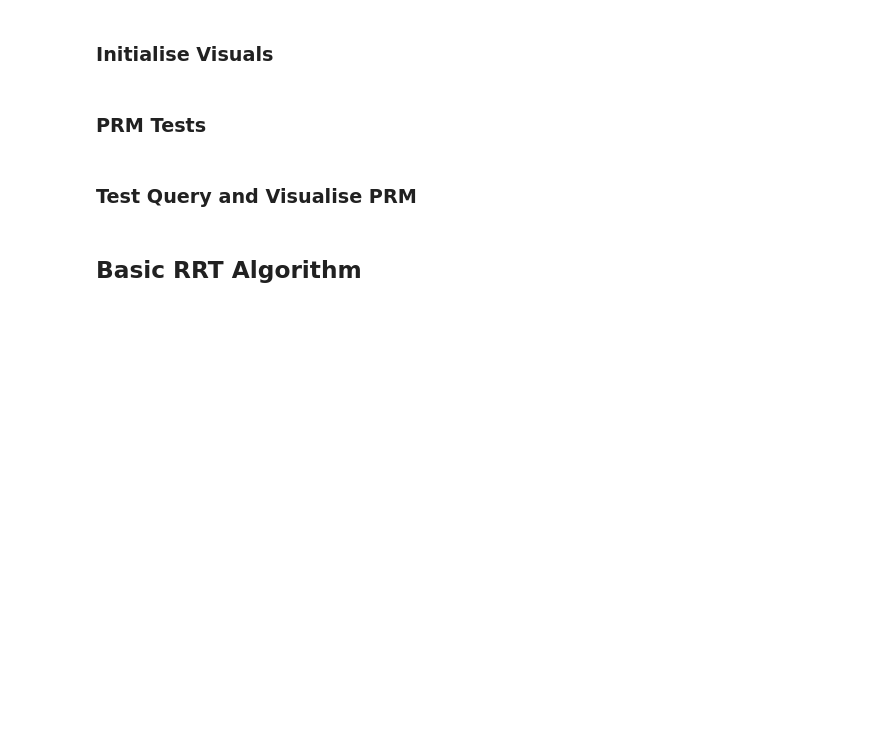
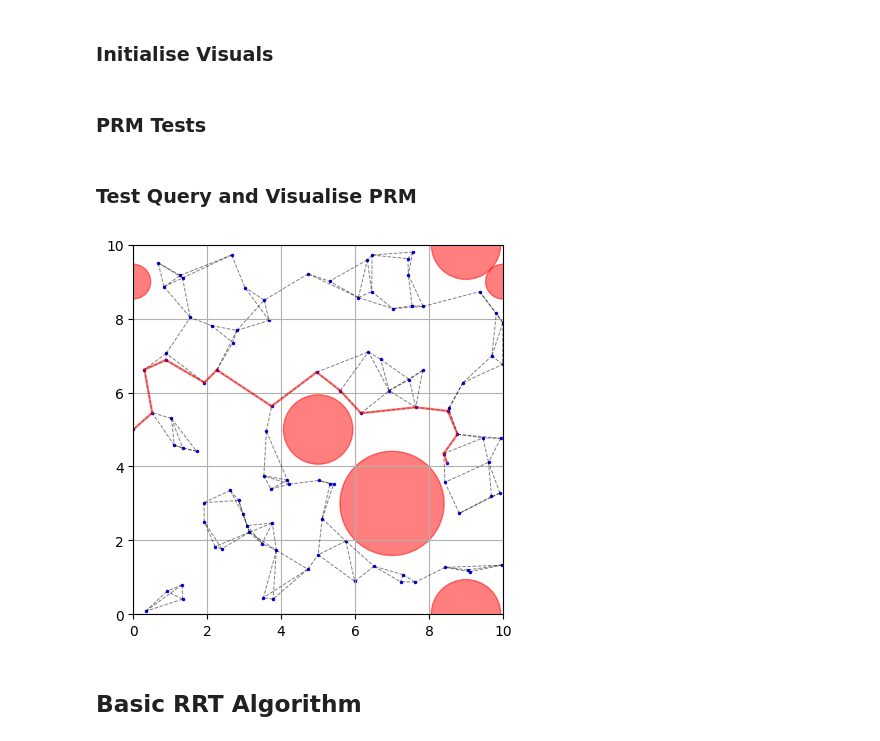
Before and after one commit to samuelsont/motion_planning, a Jupyter notebook: Motion_Planning_Algorithms.ipynb, the cells around one changed output. Drawn from its saved outputs; the diff is of its cells as text; code cells hidden in the pictures; blank space fills up the shorter version.

```diff
--- a/Motion_Planning_Algorithms.ipynb
+++ b/Motion_Planning_Algorithms.ipynb
@@ -1017,7 +1017,7 @@ def visualise_plan(planner, path_nodes, x_bounds, y_bounds, obstacle_list,
 
   plt.grid(True)
 
-  if path_nodes:
+  if path_nodes and path_nodes != 'Failure':
     path_edges = list(zip(path_nodes, path_nodes[1:]))
 
     # visualise path edges
@@ -1031,8 +1031,8 @@ def visualise_plan(planner, path_nodes, x_bounds, y_bounds, obstacle_list,
 # %%
 # initialise PRM
 # test simple 10x10 c-space path planning
-num_samples = 10000
-num_nearest_neighbours = 5
+num_samples = 100
+num_nearest_neighbours = 3
 bounds = RectangularBounds2D(x_bounds=(0,10), y_bounds=(0,10))
 obstacle_list = [
     DiskObstacle2D(centre=(5,5), radius=1),
@@ -1049,7 +1049,7 @@ prm = ProbabilisticRoadmap(
     Q=Q,
   )
 
-start = Configuration2D(0,0)
+start = Configuration2D(0,5)
 goal = Configuration2D(8.49,4.09)
 
 path_nodes = prm.query_roadmap(start, goal)
@@ -1058,18 +1058,20 @@ path_nodes = prm.query_roadmap(start, goal)
 # %%
 visualise_plan(planner=prm,
                path_nodes=path_nodes,
                x_bounds=prm.configuration_space.bounds.x_bounds,
                y_bounds=prm.configuration_space.bounds.y_bounds,
                obstacle_list=prm.configuration_space.obstacle_list,
                interface_config={
                    "node_list": prm.roadmap.get_nodes,
                    "unique_edges": prm.roadmap.unique_edges
                })
 
-start = Configuration2D(0,0)
+start = Configuration2D(0,5)
 goal = Configuration2D(9.49,7.99)
 
 path_nodes = prm.query_roadmap(start, goal)
+# %% [output]
+[figure, added]
 # %% [markdown]
 ## Basic RRT Algorithm
 # %% [markdown]
```
Also changed, not shown: parts of 6 cells of this notebook.
